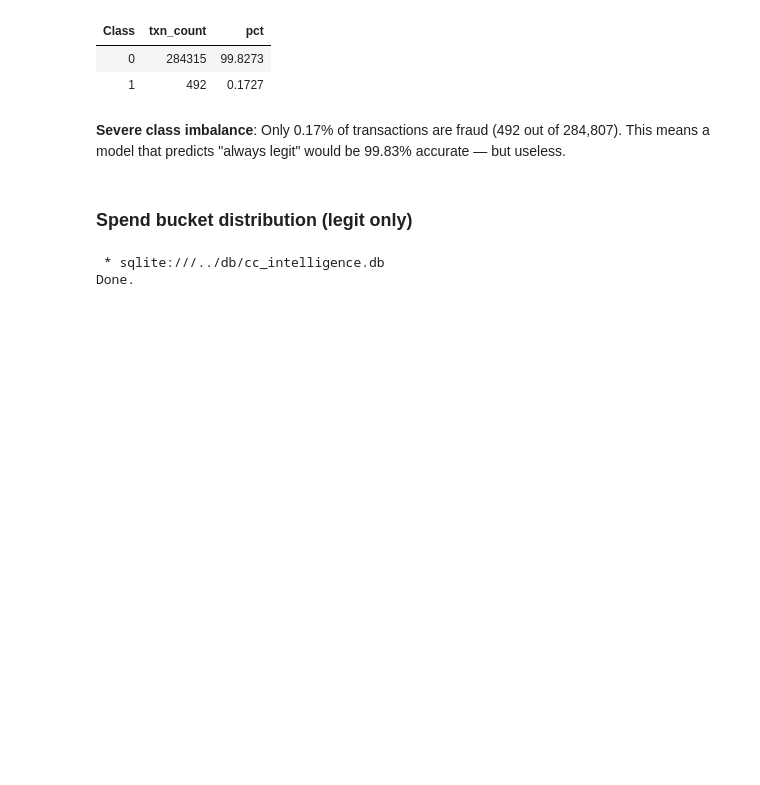
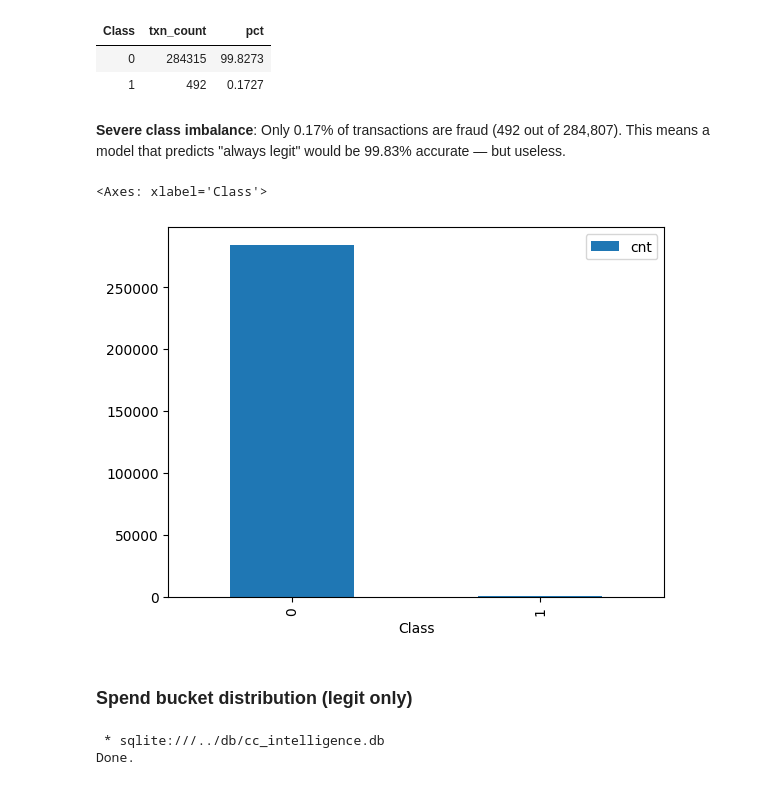
Before and after one commit to abhishiron/credit_card_intelligence, a Jupyter notebook: notebooks/phase1_eda.ipynb, the cells around one changed output. Saved outputs shown, nothing was run; the diff lists cells and outputs as text; code cells hidden in the pictures; blank space fills up the shorter version.

```diff
--- a/notebooks/phase1_eda.ipynb
+++ b/notebooks/phase1_eda.ipynb
@@ -127,6 +127,13 @@ Done.
 # %% [markdown]
 **Severe class imbalance**: Only 0.17% of transactions are fraud (492 out of 284,807).
    This means a model that predicts "always legit" would be 99.83% accurate — but useless.
+# %%
+# class distribution
+df = pd.read_sql("SELECT Class, COUNT(*) as cnt FROM transactions GROUP BY Class", con)
+df.plot(kind='bar', x='Class', y='cnt')
+# %% [output]
+<Axes: xlabel='Class'>
+[figure, added]
 # %% [markdown]
 ### Spend bucket distribution (legit only)
 # %%
```
Also changed, not shown: parts of 2 cells of this notebook, 2 other files.
